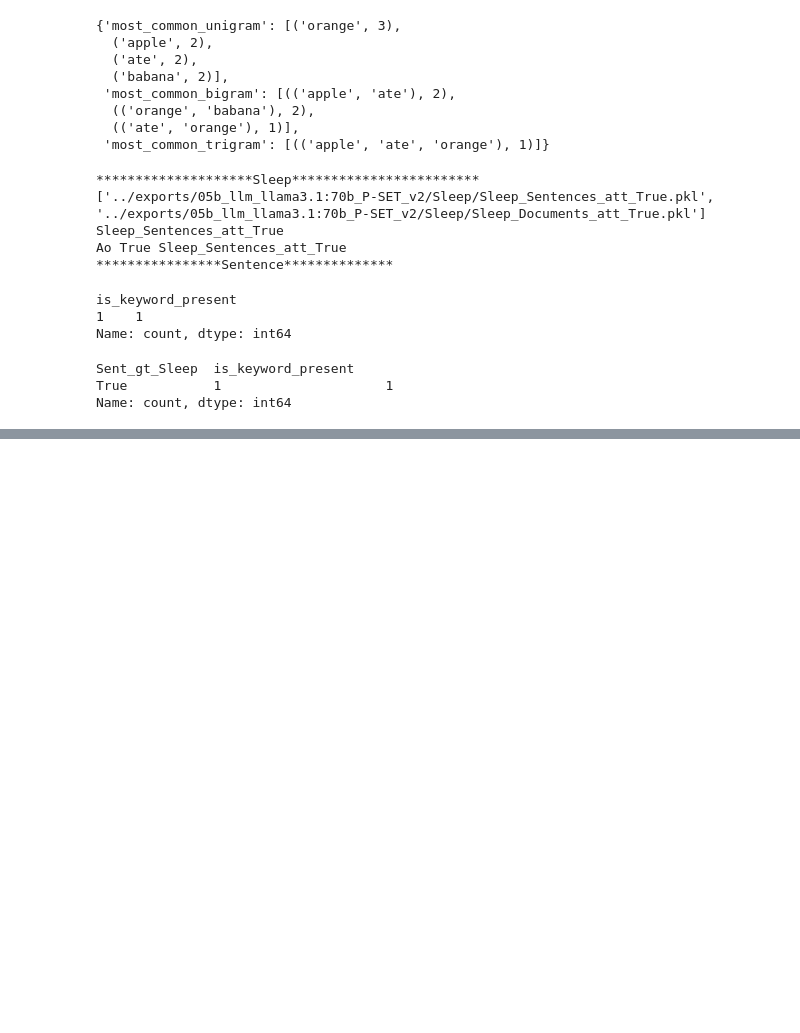
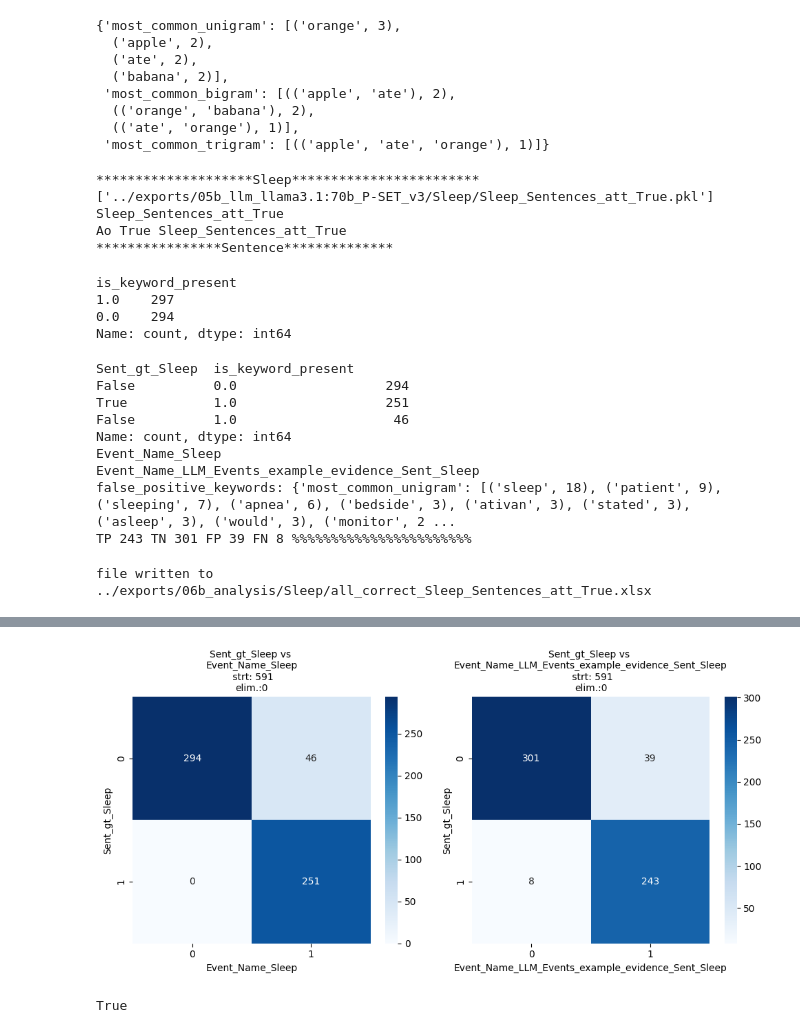
Before and after one commit to allmin/llm_text_to_event, a Jupyter notebook: scripts/06_analyse_Sent-SET_Doc-SET.ipynb, the cells around one changed output, grey strips where cells are left out. Saved outputs shown, nothing was run; the diff lists cells and outputs as text; code cells hidden in the pictures; blank space fills up the shorter version.

Commit message:
getting sleep contexts

```diff
--- a/scripts/06_analyse_Sent-SET_Doc-SET.ipynb
+++ b/scripts/06_analyse_Sent-SET_Doc-SET.ipynb
@@ -129,10 +129,19 @@ from sklearn.metrics import confusion_matrix, ConfusionMatrixDisplay
 import numpy as np
 from sklearn.metrics import f1_score, accuracy_score, precision_score, recall_score
 from itertools import product
+from statsmodels.stats.proportion import proportion_confint
+
 pd.set_option("display.precision", 3)
 
 
 disagreement_type = "correct"
+from tqdm import tqdm
+import re
+from openpyxl.cell.cell import ILLEGAL_CHARACTERS_RE
+def clean_illegal_chars(val):
+    if isinstance(val, str):
+        return ILLEGAL_CHARACTERS_RE.sub("", val)
+    return val
 
 def get_time(x):
     x = np.array(x)
@@ -179,6 +188,14 @@ for keyword_input, example_input in [i for i in product([True,False],[True,False
         llm_models_all.append(f"LLM_Events_{col_suffix}_evidence_{input_type}")
 df_both = pd.read_pickle("../exports/04b_dictionary_features.pkl")
 
+
+def infer_gt(row, col, ET):
+    # return 1 if ET in row[col] else 0
+    if col.replace('Event_Name','Actor') in row:
+        res = any([1 if ((e==ET and a=='patient') or (e==ET and ET=='Family')) else 0 for e,a in zip(row[col], row[col.replace('Event_Name','Actor')])])
+    else:
+        res = 1 if ET in row[col] else 0
+    return res
 
 def ispresent(a,b):
     res = []
@@ -243,7 +260,7 @@ for analysis_type in ["all"]: #(M-SET, A-SET, D-SET, F-SET)
             id_to_comment = {row[id_type]:row[f"comment"] for _,row in gt_df.iterrows()}
             id_to_dict_time = {row[id_type]:row[f"Time"] for _,row in df_both.iterrows()}
 
-            output_folder = f"../exports/06b_analysis/{ET}"
+            output_folder = f"../exports/06b_analysis/{llm_type}_V{prompt_version}/{ET}"
             os.makedirs(output_folder,exist_ok=True)
 
 
@@ -281,11 +298,11 @@ for analysis_type in ["all"]: #(M-SET, A-SET, D-SET, F-SET)
 
                 for col in splittable_columns:
                     generated_column = f"{col}_{ET}"
-                    df[generated_column] = df[col].apply(lambda x: 1 if ET in x else 0)
+                    df[generated_column] = df.apply(lambda x: infer_gt(x,col,ET), axis=1)
 
                     generated_columns.append(generated_column)
 
-                f1s, accs, precs, recs, psup, nsup, times, tp, tn, fp, fn = [],[],[],[],[],[],[],[],[],[],[]
+                f1s, accs, precs, recs, psup, nsup, times, tp, tn, fp, fn, cia, cif, cip, cir = [],[],[],[],[],[],[],[],[],[],[],[],[],[],[]
 
 
                 for col in generated_columns:
@@ -303,13 +320,20 @@ for analysis_type in ["all"]: #(M-SET, A-SET, D-SET, F-SET)
                     nsup.append(sum(y_gt==0))
                     times.append(get_time(df_temp[f"{col.lstrip('Event_Name_')}_time"]))
                     tn_i, fp_i, fn_i, tp_i = confusion_matrix(y_gt, preds).ravel()
+                    prec_ci_low, prec_ci_high = proportion_confint(tp_i, tp_i + fp_i, alpha=0.05, method='normal')
+                    recall_ci_low, recall_ci_high = proportion_confint(tp_i, tp_i + fn_i, alpha=0.05, method='normal')
+                    acc_ci_low, acc_ci_high = proportion_confint(tp_i + tn_i, tp_i + fn_i + fp_i + tn_i, alpha=0.05, method='normal')
+
                     tp.append(tp_i)
                     tn.append(tn_i)
                     fp.append(fp_i)
                     fn.append(fn_i)
+                    cip.append(f"[{prec_ci_low:0.3f},{prec_ci_high:0.3f}]")
+                    cir.append(f"[{recall_ci_low:0.3f},{recall_ci_high:0.3f}]")
+                    cia.append(f"[{acc_ci_low:0.3f},{acc_ci_high:0.3f}]")
 
 
-                    if "all_evidence" in col:
+                    if "example_evidence" in col:
                         col_base = col.lstrip("Event_Name_").rstrip(f"_{ET}")
                         df[f"Text_Quote_{col_base}_{ET}"] = df.apply(lambda x:[t for t,e in zip(x[f"Text_Quote_{col_base}"],x[f"Event_Name_{col_base}"]) if e==ET],axis=1)
                         df[f"Attribute_{col_base}_{ET}"] = df.apply(lambda x:[a for a in (x[f"Attribute_{col_base}"]) if list(a.keys())[0]==ET],axis=1)
@@ -325,33 +349,42 @@ for analysis_type in ["all"]: #(M-SET, A-SET, D-SET, F-SET)
 
 
                         false_positive_samples = df[(df[col]!=df[gt_column])&(df[col]==1)]
-                        false_positive_samples[interesting_columns].to_excel(f"../exports/06b_analysis/{ET}/FP_{col}.xlsx")
+                        false_positive_samples[interesting_columns].to_excel(f"{output_folder}/FP_{col}.xlsx")
                         print("false_positive_keywords:",most_frequent_ngrams(flatten_list_of_lists(false_positive_samples[f"Text_Quote_{col_base}_{ET}"].to_list()),15))
                         false_negative_samples = df[(df[col]!=df[gt_column])&(df[col]==0)]
-                        false_negative_samples[interesting_columns].to_excel(f"../exports/06b_analysis/{ET}/FN_{col}.xlsx")
+                        false_negative_samples[interesting_columns].to_excel(f"{output_folder}/{ET}/FN_{col}.xlsx")
                         # print("false_negative_keywords:",most_frequent_ngrams(flatten_list_of_lists(false_positive_samples[f"comment"].to_list()),10))
                         true_positive_samples = df[(df[col]==df[gt_column])&(df[gt_column]==1)]
-                        true_positive_samples[interesting_columns].to_excel(f"../exports/06b_analysis/{ET}/TP_{col}.xlsx")
+                        true_positive_samples[interesting_columns].to_excel(f"{output_folder}/{ET}/TP_{col}.xlsx")
                         true_negative_samples = df[(df[col]==df[gt_column])&(df[gt_column]==0)]
-                        true_negative_samples[interesting_columns].to_excel(f"../exports/06b_analysis/{ET}/TN_{col}.xlsx")
+                        true_negative_samples[interesting_columns].to_excel(f"{output_folder}/{ET}/TN_{col}.xlsx")
                         print("TP",len(true_positive_samples),"TN",len(true_negative_samples),"FP",len(false_positive_samples),"FN",len(false_negative_samples),"%%%%%%%%%%%%%%%%%%%%%%%")
 
-                results_df = {"col_name":generated_columns, "technique":fixnames(generated_columns,suffix,ET), "pos_sup": psup, "neg_sup": nsup, "f1_score":f1s, "precision":precs, "recall":recs, "TP":tp, 'TN':tn, 'FP':fp, 'FN':fn, "time":times}
+                results_df = {"col_name":generated_columns, "technique":fixnames(generated_columns,suffix,ET), "pos_sup": psup, "neg_sup": nsup, "accuracy":accs,"accuracy-CI":cia,"f1_score":f1s, "precision":precs, "precision-CI":cip,"recall":recs, "recall-CI":cir, "TP":tp, 'TN':tn, 'FP':fp, 'FN':fn, "time":times}
                 results = pd.DataFrame(results_df)
                 plot_confusion_matrices_for_column_pairs(df, gt_column,vis_columns=generated_columns)
                 op_path = f"{output_folder}/{analysis_type}_{disagreement_type}_{filename}.xlsx"
+                df = df.applymap(clean_illegal_chars)
                 df.to_excel(op_path,index=False)
                 print(f"file written to {op_path}")
                 display(results)
 # %% [output]
 ********************Sleep************************
-['../exports/05b_llm_llama3.1:70b_P-SET_v2/Sleep/Sleep_Sentences_att_True.pkl', '../exports/05b_llm_llama3.1:70b_P-SET_v2/Sleep/Sleep_Documents_att_True.pkl']
+['../exports/05b_llm_llama3.1:70b_P-SET_v3/Sleep/Sleep_Sentences_att_True.pkl']
 Sleep_Sentences_att_True
 Ao True Sleep_Sentences_att_True
 ****************Sentence**************
 is_keyword_present
-1    1
+1.0    297
+0.0    294
 Name: count, dtype: int64
 Sent_gt_Sleep  is_keyword_present
-True           1                     1
+False          0.0                   294
+True           1.0                   251
+False          1.0                    46
 Name: count, dtype: int64
+Event_Name_Sleep
+Event_Name_LLM_Events_example_evidence_Sent_Sleep
+false_positive_keywords: {'most_common_unigram': [('sleep', 18), ('patient', 9), ('sleeping', 7), ('apnea', 6), ('bedside', 3), ('ativan', 3), ('stated', 3), ('asleep', 3), ('would', 3), ('monitor', 2 ...
+TP 243 TN 301 FP 39 FN 8 %%%%%%%%%%%%%%%%%%%%%%%
+file written to ../exports/06b_analysis/Sleep/all_correct_Sleep_Sentences_att_True.xlsx
@@ -358 +394,6 @@ Name: count, dtype: int64
+[figure, added]
+# %%
+splittable_columns[1].replace('Event_Name','Actor') in df
+# %% [output]
+True
 # %%
```
Also changed, not shown: parts of 7 cells of this notebook, 43 other files.
